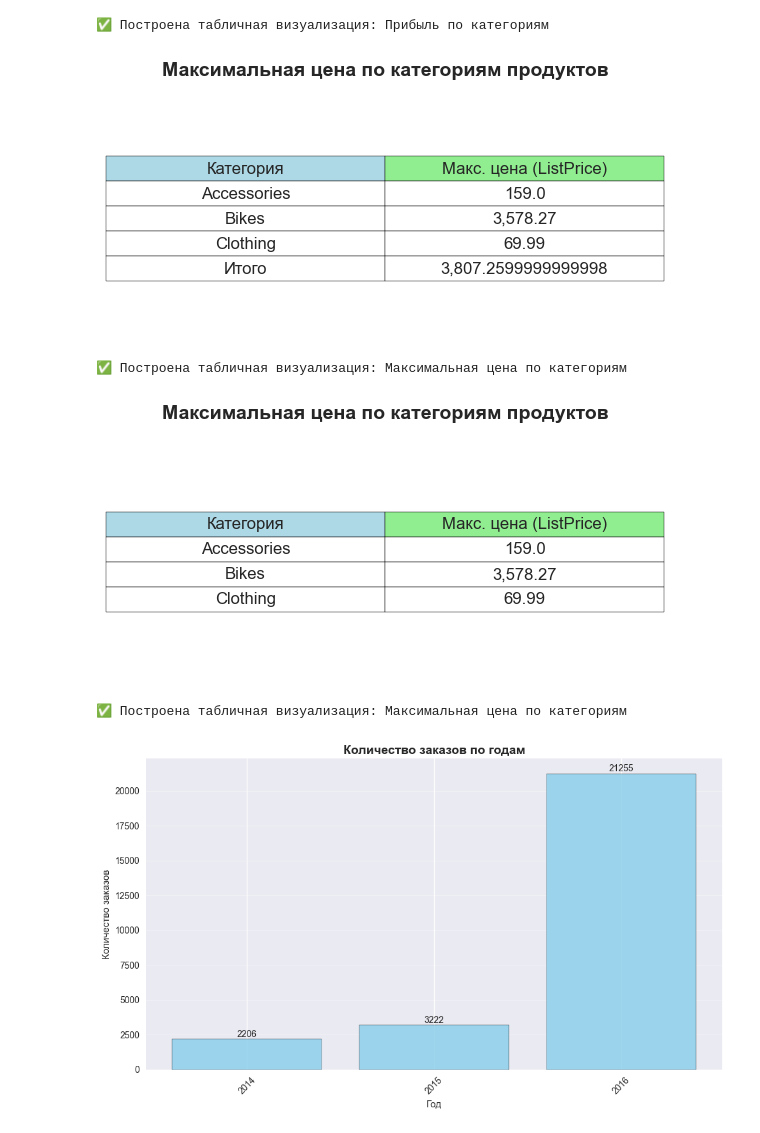
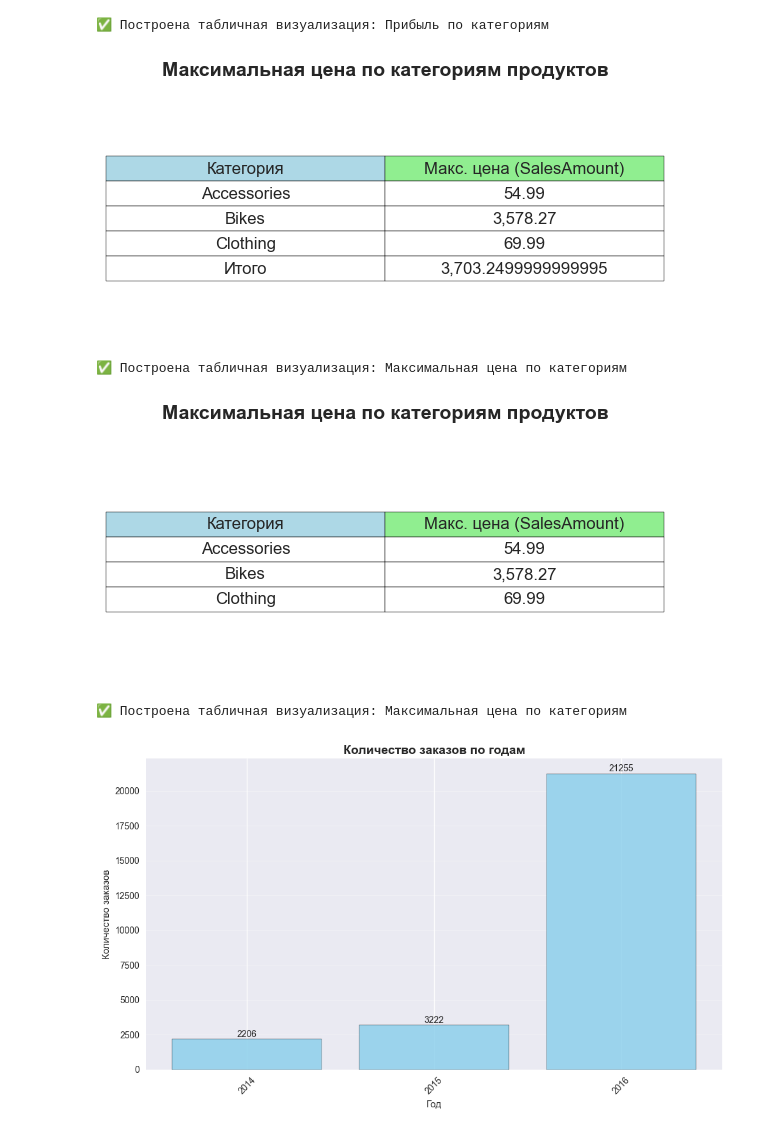
Before and after one commit to AlexSvonrm/AD-5-03.09.25-VNIIT-31, a Jupyter notebook: scripts/2_EDA.ipynb, the cells around one changed output. Cells and saved outputs as stored; diff of their text form; code cells hidden in the pictures.

```diff
--- a/scripts/2_EDA.ipynb
+++ b/scripts/2_EDA.ipynb
@@ -439,7 +426,7 @@ category_profit['Percentage'] = (category_profit['Profit'] / category_profit['Pr
 # Подготовим данные для таблицы
 table_data = []
 for _, row in category_profit.iterrows():
-    table_data.append([row['Category'], f"{row['Profit']:,} ₽", f"{row['Percentage']}%"])
+    table_data.append([row['Category'], f"{row['Profit']:,} $", f"{row['Percentage']}%"])
 
 # Создаем табличный график
 fig, ax = plt.subplots(figsize=(8, 4))
@@ -465,65 +452,65 @@ print("✅ Построена табличная визуализация: Пр
 [figure]
 ✅ Построена табличная визуализация: Прибыль по категориям
 # %%
-# Убедимся, что ListPrice числовая
-df['ListPrice'] = pd.to_numeric(df['ListPrice'], errors='coerce')
+# # Убедимся, что ListPrice числовая
+# df['ListPrice'] = pd.to_numeric(df['ListPrice'], errors='coerce')
 
 # Группируем по Category и находим максимальный ListPrice
-category_max_price = df.groupby('Category')['ListPrice'].max().reset_index()
-category_max_price['ListPrice'] = category_max_price['ListPrice'].round(2)
+category_max_price = df.groupby('Category')['SalesAmount'].max().reset_index()
+category_max_price['SalesAmount'] = category_max_price['SalesAmount'].round(2)
 
 # Добавляем строку "Итого" — если нужно (в вашем примере это максимум, но можно сделать сумму)
 total_row = pd.DataFrame({
     'Category': ['Итого'],
-    'ListPrice': [category_max_price['ListPrice'].sum()]
+    'SalesAmount': [category_max_price['SalesAmount'].sum()]
 })
 
 # Объединяем
 table_data = pd.concat([category_max_price, total_row], ignore_index=True)
 
 # Подготовка данных для таблицы
 table_data_formatted = []
 for _, row in table_data.iterrows():
     if row['Category'] == 'Итого':
-        table_data_formatted.append([row['Category'], f"{row['ListPrice']:,}"])
+        table_data_formatted.append([row['Category'], f"{row['SalesAmount']:,}"])
     else:
-        table_data_formatted.append([row['Category'], f"{row['ListPrice']:,}"])
+        table_data_formatted.append([row['Category'], f"{row['SalesAmount']:,}"])
 
 # Создаем табличный график
 fig, ax = plt.subplots(figsize=(6, 3))
 ax.axis('tight')
 ax.axis('off')
 
 # Создаем таблицу
 table = ax.table(cellText=table_data_formatted,
-                 colLabels=['Категория', 'Макс. цена (ListPrice)'],
+                 colLabels=['Категория', 'Макс. цена (SalesAmount)'],
                  cellLoc='center',
                  loc='center',
                  colColours=['lightblue', 'lightgreen'])
 
 table.auto_set_font_size(False)
 table.set_fontsize(12)
 table.scale(1.2, 1.5)
 
 plt.title('Максимальная цена по категориям продуктов', fontsize=14, fontweight='bold', pad=20)
 plt.show()
 
 print("✅ Построена табличная визуализация: Максимальная цена по категориям")
 # %% [output]
-[figure, old version]
+[figure, new version]
 ✅ Построена табличная визуализация: Максимальная цена по категориям
 # %%
 # Убедимся, что ListPrice числовая
-df['ListPrice'] = pd.to_numeric(df['ListPrice'], errors='coerce')
+df['SalesAmount'] = pd.to_numeric(df['SalesAmount'], errors='coerce')
 
-# Группируем по Category и находим максимальный ListPrice
-category_max_price = df.groupby('Category')['ListPrice'].max().reset_index()
-category_max_price['ListPrice'] = category_max_price['ListPrice'].round(2)
+# Группируем по Category и находим максимальный SalesAmount
+category_max_price = df.groupby('Category')['SalesAmount'].max().reset_index()
+category_max_price['SalesAmount'] = category_max_price['SalesAmount'].round(2)
 
 # Подготовка данных для таблицы
 table_data_formatted = []
 for _, row in category_max_price.iterrows():
-    table_data_formatted.append([row['Category'], f"{row['ListPrice']:,}"])
+    table_data_formatted.append([row['Category'], f"{row['SalesAmount']:,}"])
 
 # Создаем табличный график
 fig, ax = plt.subplots(figsize=(6, 3))
@@ -532,7 +519,7 @@ ax.axis('off')
 
 # Создаем таблицу
 table = ax.table(cellText=table_data_formatted,
-                 colLabels=['Категория', 'Макс. цена (ListPrice)'],
+                 colLabels=['Категория', 'Макс. цена (SalesAmount)'],
                  cellLoc='center',
                  loc='center',
                  colColours=['lightblue', 'lightgreen'])
@@ -546,7 +533,7 @@ plt.show()
 
 print("✅ Построена табличная визуализация: Максимальная цена по категориям")
 # %% [output]
-[figure, old version]
+[figure, new version]
 ✅ Построена табличная визуализация: Максимальная цена по категориям
 # %%
 # Убедимся, что OrderYear числовая
```
Also changed, not shown: parts of 11 cells of this notebook, 13 other files.
